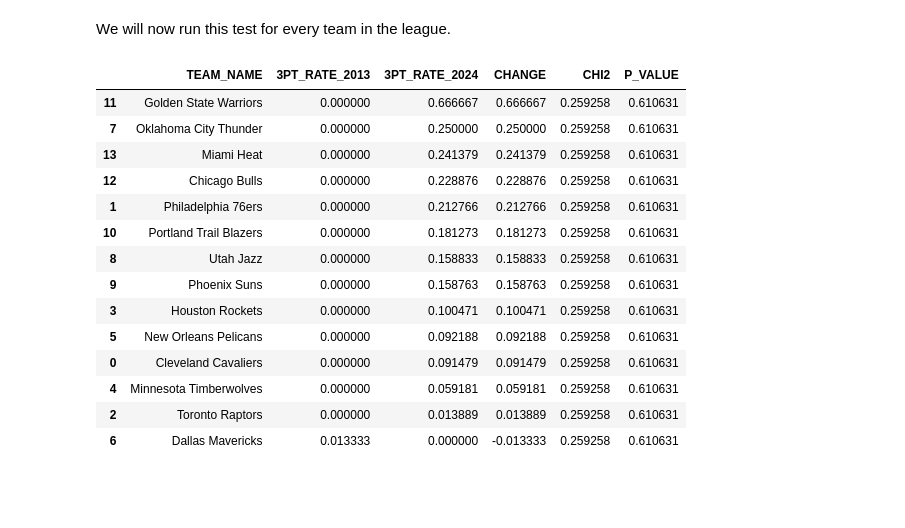
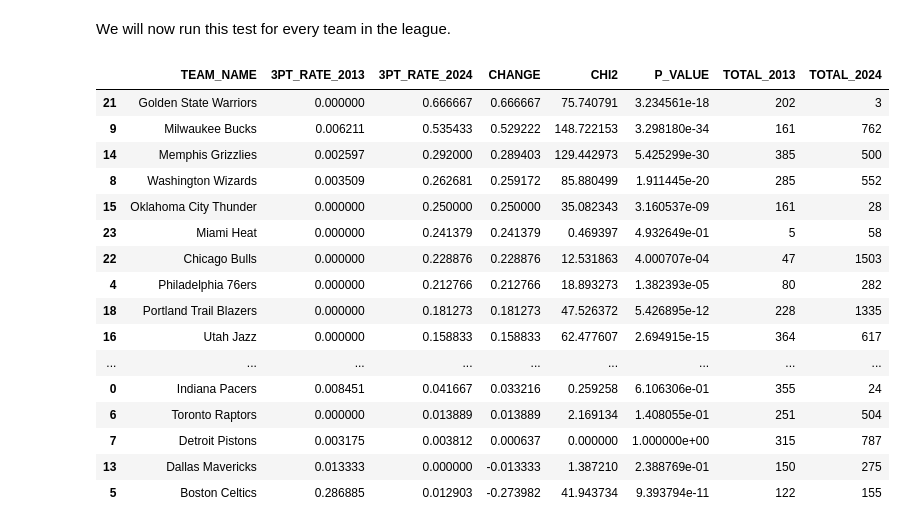
Before and after one commit to MaxwellCapron/STA220-NBA-Project, a Jupyter notebook: Visualization.ipynb, the cells around one changed output. Drawn from its saved outputs; the diff is of its cells as text; code cells hidden in the pictures; blank space fills up the shorter version.

```diff
--- a/Visualization.ipynb
+++ b/Visualization.ipynb
@@ -23,4 +29,5 @@ conn.commit()
 # %%
+conn = sqlite3.connect('nba_centers_info.db')
 
 def get_shot_loc(start,end):
     desired_seasons = [f"{year}-{str(year+1)[2:]}" for year in range(start, end + 1)]
@@ -325,49 +304,70 @@ for team in finaldata['TEAM_NAME'].unique():
 
     threes_2013 = len(data_2013[data_2013['SHOT_TYPE'] == '3PT Field Goal'])
     other_2013 = len(data_2013[data_2013['SHOT_TYPE'] != '3PT Field Goal'])
     threes_2024 = len(data_2024[data_2024['SHOT_TYPE'] == '3PT Field Goal'])
     other_2024 = len(data_2024[data_2024['SHOT_TYPE'] != '3PT Field Goal'])
 
     total_2013 = threes_2013 + other_2013
     total_2024 = threes_2024 + other_2024
 
     # Skip teams with no data in either year
     if total_2013 == 0 or total_2024 == 0:
         continue
 
     # Skip if neither year has any 3-pointers
     if threes_2013 == 0 and threes_2024 == 0:
         continue
 
+    table = [[threes_2013, other_2013],
+         [threes_2024, other_2024]]
+
+    chi2, p_value, dof, expected = chi2_contingency(table)
+
+
     # If one year has zero 3s, keep the row but skip the test
     if threes_2013 == 0 or threes_2024 == 0:
         results.append({
         'TEAM_NAME': team,
         '3PT_RATE_2013': threes_2013 / total_2013,
         '3PT_RATE_2024': threes_2024 / total_2024,
         'CHANGE': (threes_2024 / total_2024) - (threes_2013 / total_2013),
         'CHI2': chi2,
-        'P_VALUE': p_value
+        'P_VALUE': p_value,
+        'TOTAL_2013': total_2013,
+        'TOTAL_2024': total_2024
     })
+    if threes_2013 != 0 and threes_2024 != 0:
+        results.append({
+        'TEAM_NAME': team,
+        '3PT_RATE_2013': threes_2013 / total_2013,
+        '3PT_RATE_2024': threes_2024 / total_2024,
+        'CHANGE': (threes_2024 / total_2024) - (threes_2013 / total_2013),
+        'CHI2': chi2,
+        'P_VALUE': p_value,
+        'TOTAL_2013': total_2013,
+        'TOTAL_2024': total_2024
+        })
 
 results_df = pd.DataFrame(results).sort_values('CHANGE', ascending=False)
 results_df
 # %% [output]
-|  | TEAM_NAME | 3PT_RATE_2013 | 3PT_RATE_2024 | CHANGE | CHI2 | P_VALUE |
-| 11 | Golden State Warriors | 0.000000 | 0.666667 | 0.666667 | 0.259258 | 0.610631 |
-| 7 | Oklahoma City Thunder | 0.000000 | 0.250000 | 0.250000 | 0.259258 | 0.610631 |
-| 13 | Miami Heat | 0.000000 | 0.241379 | 0.241379 | 0.259258 | 0.610631 |
-| 12 | Chicago Bulls | 0.000000 | 0.228876 | 0.228876 | 0.259258 | 0.610631 |
-| 1 | Philadelphia 76ers | 0.000000 | 0.212766 | 0.212766 | 0.259258 | 0.610631 |
-| 10 | Portland Trail Blazers | 0.000000 | 0.181273 | 0.181273 | 0.259258 | 0.610631 |
-| 8 | Utah Jazz | 0.000000 | 0.158833 | 0.158833 | 0.259258 | 0.610631 |
-| 9 | Phoenix Suns | 0.000000 | 0.158763 | 0.158763 | 0.259258 | 0.610631 |
-| 3 | Houston Rockets | 0.000000 | 0.100471 | 0.100471 | 0.259258 | 0.610631 |
-| 5 | New Orleans Pelicans | 0.000000 | 0.092188 | 0.092188 | 0.259258 | 0.610631 |
-| 0 | Cleveland Cavaliers | 0.000000 | 0.091479 | 0.091479 | 0.259258 | 0.610631 |
-| 4 | Minnesota Timberwolves | 0.000000 | 0.059181 | 0.059181 | 0.259258 | 0.610631 |
-| 2 | Toronto Raptors | 0.000000 | 0.013889 | 0.013889 | 0.259258 | 0.610631 |
-| 6 | Dallas Mavericks | 0.013333 | 0.000000 | -0.013333 | 0.259258 | 0.610631 |
+|  | TEAM_NAME | 3PT_RATE_2013 | 3PT_RATE_2024 | CHANGE | CHI2 | P_VALUE | TOTAL_2013 | TOTAL_2024 |
+| 21 | Golden State Warriors | 0.000000 | 0.666667 | 0.666667 | 75.740791 | 3.234561e-18 | 202 | 3 |
+| 9 | Milwaukee Bucks | 0.006211 | 0.535433 | 0.529222 | 148.722153 | 3.298180e-34 | 161 | 762 |
+| 14 | Memphis Grizzlies | 0.002597 | 0.292000 | 0.289403 | 129.442973 | 5.425299e-30 | 385 | 500 |
+| 8 | Washington Wizards | 0.003509 | 0.262681 | 0.259172 | 85.880499 | 1.911445e-20 | 285 | 552 |
+| 15 | Oklahoma City Thunder | 0.000000 | 0.250000 | 0.250000 | 35.082343 | 3.160537e-09 | 161 | 28 |
+| 23 | Miami Heat | 0.000000 | 0.241379 | 0.241379 | 0.469397 | 4.932649e-01 | 5 | 58 |
+| 22 | Chicago Bulls | 0.000000 | 0.228876 | 0.228876 | 12.531863 | 4.000707e-04 | 47 | 1503 |
+| 4 | Philadelphia 76ers | 0.000000 | 0.212766 | 0.212766 | 18.893273 | 1.382393e-05 | 80 | 282 |
+| 18 | Portland Trail Blazers | 0.000000 | 0.181273 | 0.181273 | 47.526372 | 5.426895e-12 | 228 | 1335 |
+| 16 | Utah Jazz | 0.000000 | 0.158833 | 0.158833 | 62.477607 | 2.694915e-15 | 364 | 617 |
+| ... | ... | ... | ... | ... | ... | ... | ... | ... |
+| 0 | Indiana Pacers | 0.008451 | 0.041667 | 0.033216 | 0.259258 | 6.106306e-01 | 355 | 24 |
+| 6 | Toronto Raptors | 0.000000 | 0.013889 | 0.013889 | 2.169134 | 1.408055e-01 | 251 | 504 |
+| 7 | Detroit Pistons | 0.003175 | 0.003812 | 0.000637 | 0.000000 | 1.000000e+00 | 315 | 787 |
+| 13 | Dallas Mavericks | 0.013333 | 0.000000 | -0.013333 | 1.387210 | 2.388769e-01 | 150 | 275 |
+| 5 | Boston Celtics | 0.286885 | 0.012903 | -0.273982 | 41.943734 | 9.393794e-11 | 122 | 155 |
 # %%
 print(results_df.to_string())
 # %% [output]
```
Also changed, not shown: parts of 4 cells of this notebook.
